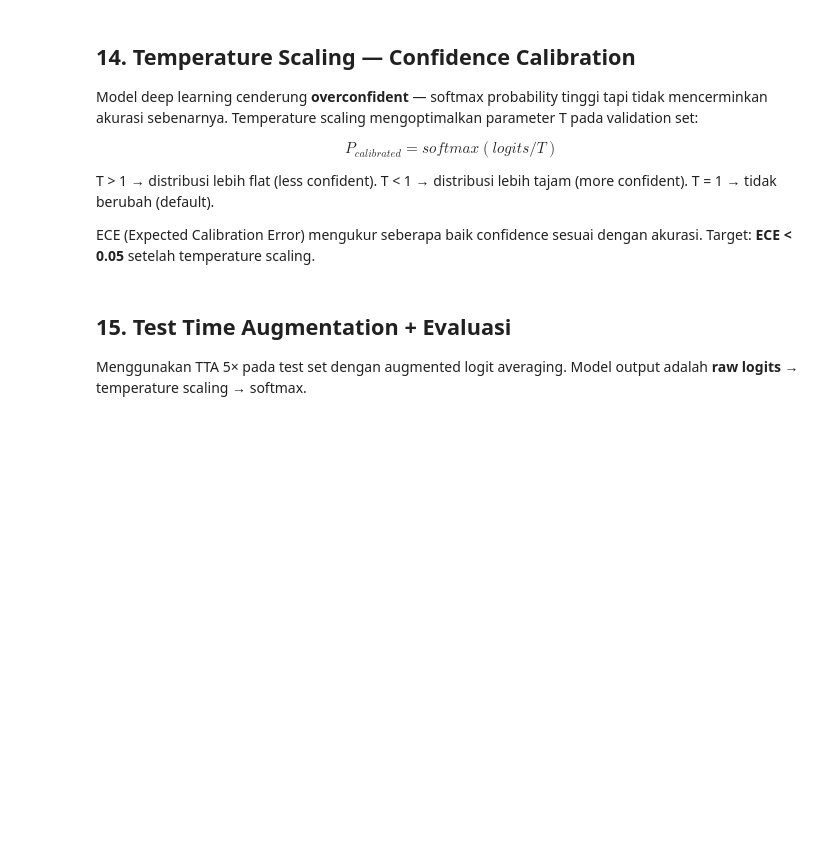
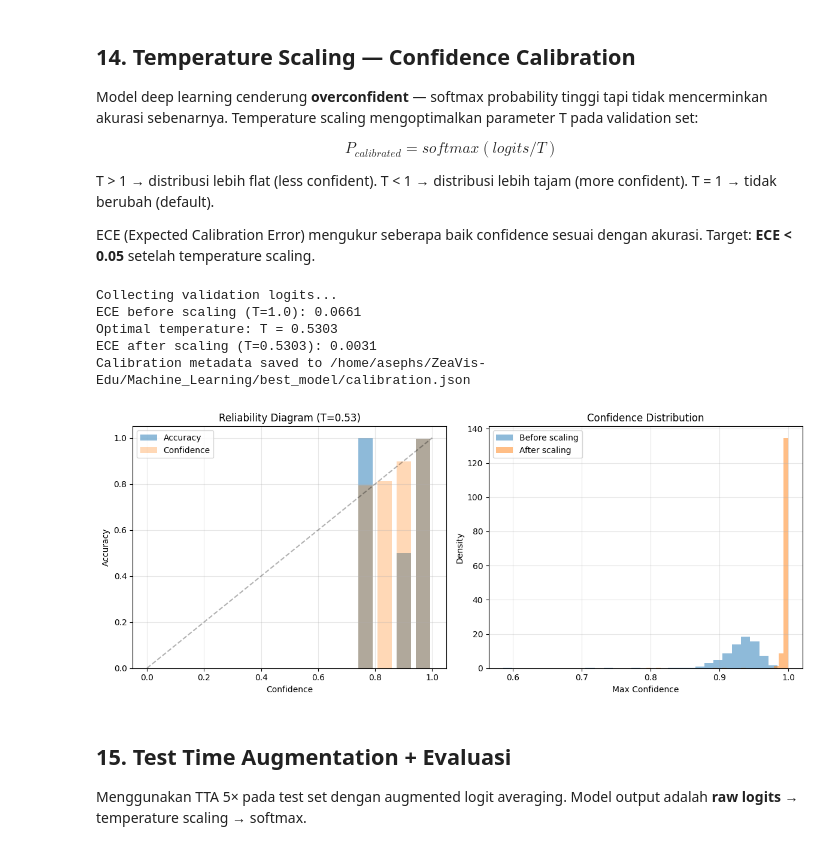
Before and after one commit to ATLAS-PJK-GM007/ZeaVis-Edu, a Jupyter notebook: Machine_Learning/notebook.ipynb, the cells around one changed output. Cells and saved outputs as stored; diff of their text form; code cells hidden in the pictures; blank space fills up the shorter version.

```diff
--- a/Machine_Learning/notebook.ipynb
+++ b/Machine_Learning/notebook.ipynb
@@ -612,9 +671,17 @@ def cbam_block(x, ratio=8, name="cbam"):
     ca_out = layers.Reshape((1, 1, channels), name=f"{name}_ca_reshape")(ca_out)
     x = layers.Multiply(name=f"{name}_ca_mul")([x, ca_out])
 
-    # Spatial Attention
-    avg_sp = layers.Lambda(lambda t: tf.reduce_mean(t, axis=-1, keepdims=True), name=f"{name}_sa_avg")(x)
-    max_sp = layers.Lambda(lambda t: tf.reduce_max(t, axis=-1, keepdims=True), name=f"{name}_sa_max")(x)
+    # Spatial Attention — output_shape required for Keras 3 serialization
+    avg_sp = layers.Lambda(
+        lambda t: tf.reduce_mean(t, axis=-1, keepdims=True),
+        output_shape=lambda s: s[:-1] + (1,),
+        name=f"{name}_sa_avg",
+    )(x)
+    max_sp = layers.Lambda(
+        lambda t: tf.reduce_max(t, axis=-1, keepdims=True),
+        output_shape=lambda s: s[:-1] + (1,),
+        name=f"{name}_sa_max",
+    )(x)
     sp = layers.Concatenate(name=f"{name}_sa_cat")([avg_sp, max_sp])
     sp = layers.Conv2D(1, 7, padding='same', activation='sigmoid', name=f"{name}_sa_conv")(sp)
     x = layers.Multiply(name=f"{name}_sa_mul")([x, sp])
@@ -1031,33 +1261,41 @@ calibration_meta = {
 with open(os.path.join(ckpt_dir, "calibration.json"), "w") as f:
     json.dump(calibration_meta, f, indent=2)
 print(f"Calibration metadata saved to {os.path.join(ckpt_dir, 'calibration.json')}")
 
 # Reliability diagram
+n_bins = 15
 plt.figure(figsize=(12, 5))
 
 plt.subplot(1, 2, 1)
 if bin_stats:
     bin_mids = [(s[0] + s[0] + 1/n_bins)/2 for s in bin_stats]
     bin_accs = [s[2] for s in bin_stats]
     bin_confs = [s[3] for s in bin_stats]
     plt.bar(bin_mids, bin_accs, width=0.05, alpha=0.5, label='Accuracy')
     plt.bar(bin_mids, bin_confs, width=0.05, alpha=0.3, label='Confidence')
 plt.plot([0, 1], [0, 1], 'k--', alpha=0.3)
 plt.xlabel('Confidence'); plt.ylabel('Accuracy')
 plt.title(f'Reliability Diagram (T={T_opt:.2f})')
 plt.legend(); plt.grid(alpha=0.3)
 
 plt.subplot(1, 2, 2)
 conf_raw = np.max(probs_raw, axis=1)
 conf_cal = np.max(probs_cal, axis=1)
 plt.hist(conf_raw, bins=30, alpha=0.5, label='Before scaling', density=True)
 plt.hist(conf_cal, bins=30, alpha=0.5, label='After scaling', density=True)
 plt.xlabel('Max Confidence'); plt.ylabel('Density')
 plt.title('Confidence Distribution')
 plt.legend(); plt.grid(alpha=0.3)
 
 plt.tight_layout()
 plt.show()
+# %% [output]
+Collecting validation logits...
+ECE before scaling (T=1.0): 0.0661
+Optimal temperature: T = 0.5303
+ECE after scaling (T=0.5303): 0.0031
+Calibration metadata saved to /home/asephs/ZeaVis-Edu/Machine_Learning/best_model/calibration.json
+[figure, added]
 # %% [markdown]
 ## 15. Test Time Augmentation + Evaluasi
 
```
Also changed, not shown: parts of 17 cells of this notebook, 1 other file.
